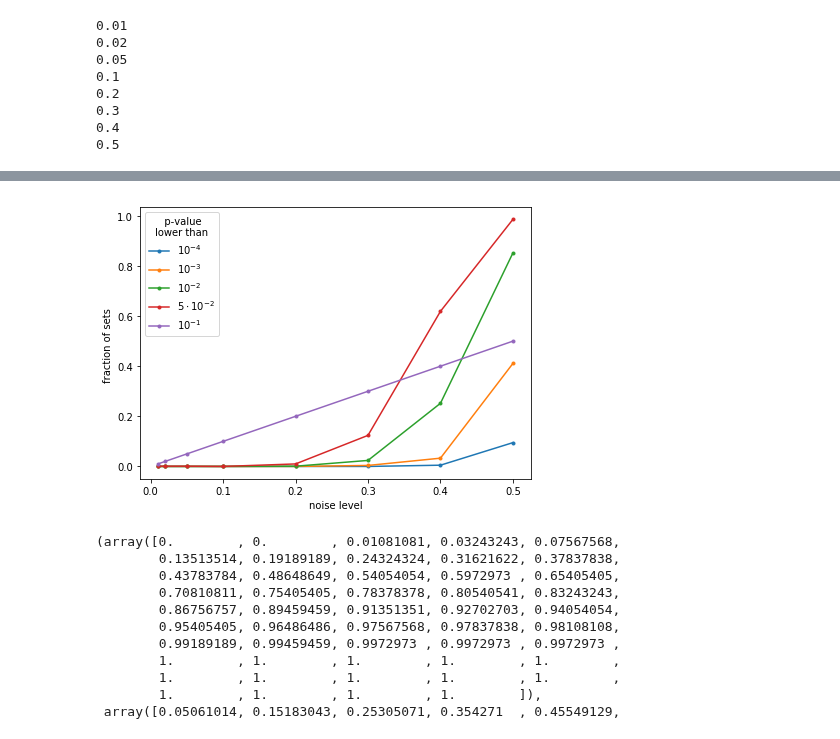
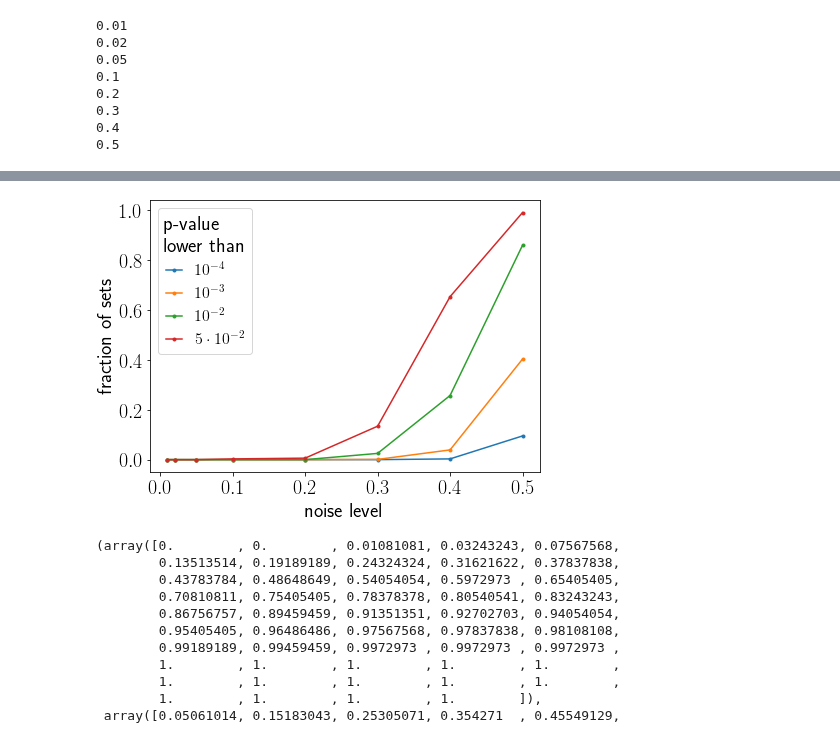
Before and after one commit to p-serna/SpineModel, a Jupyter notebook: Understanding the pickle.ipynb, the cells around one changed output, grey strips where cells are left out. Saved outputs shown, nothing was run; the diff lists cells and outputs as text; code cells hidden in the pictures.

```diff
--- a/Understanding the pickle.ipynb
+++ b/Understanding the pickle.ipynb
@@ -231,3 +225,20 @@ savefig?
+# %%
+rc('text',usetex=True)
+rc('text.latex',preamble=r'\usepackage{amssymb}')
+rcParams['savefig.pad_inches'] = 0
+
+
+SMALL_SIZE = 13
+MEDIUM_SIZE = 16
+BIGGER_SIZE = 20
+
+rc('font',size = BIGGER_SIZE)
+rc('axes',titlesize = BIGGER_SIZE)
+rc('axes',labelsize = BIGGER_SIZE)
+rc('xtick',labelsize = BIGGER_SIZE)
+rc('ytick',labelsize = BIGGER_SIZE)
+rc('legend',handlelength= 1.0,fontsize = MEDIUM_SIZE)
+rc('figure',titlesize = BIGGER_SIZE)
 # %%
 datB = btsrp(Ln,500)
 #datB = btsrp(Ln,2000,f = lambda x: x*(1.0+randn(len(x))*0.02))
@@ -301,28 +312,28 @@ ns = 0.2
 # %%
 pcs = [1e-4,1e-3,1e-2,5e-2,1e-1]
 pr = zeros((len(noiselvs),len(pcs)))
 for ip,pcut in enumerate(pcs):
     for ins,ns in enumerate(noiselvs):
         pr[ins,ip] = (hf[(hf[:,-2]==ns)*(hf[:,0]<pcut),1].sum())/hf[(hf[:,-2]==ns),1].sum()
         pr[ins,-1] = ns
 
 figure(figsize=(7*1.0,5*1.0))
 plot(pr[:,-1],pr[:,0],'.-',label='$10^{-4}$')
 plot(pr[:,-1],pr[:,1],'.-',label='$10^{-3}$')
 plot(pr[:,-1],pr[:,2],'.-',label='$10^{-2}$')
 plot(pr[:,-1],pr[:,3],'.-',label='$5\cdot 10^{-2}$')
-plot(pr[:,-1],pr[:,4],'.-',label='$10^{-1}$')
+#plot(pr[:,-1],pr[:,4],'.-',label='$10^{-1}$')
 
 
 legend(title='   p-value  \nlower than')
 xlabel('noise level')
 ylabel('fraction of sets ')
-savefig('figures/fraction_noiselevel_Ln.png',dpi = 300)
+savefig('SM_fraction_noiselevel_Ln.png',dpi = 300, tight_layout = True)
 #xscale('log')
 #yscale('log')
 #xlim(1e-5,1)
 # %% [output]
-[figure, old version]
+[figure, new version]
 # %%
 x4 = btsrp(Ln,4)
 cumdist(x4)
```
Also changed, not shown: parts of 11 cells of this notebook, 32 other files.
